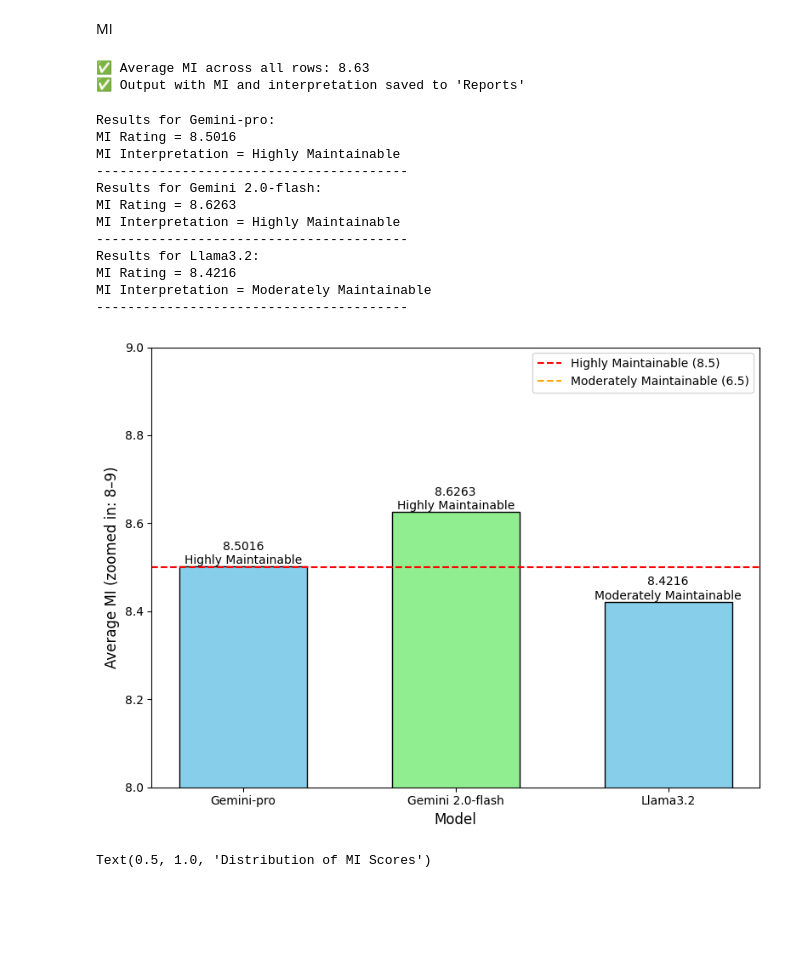
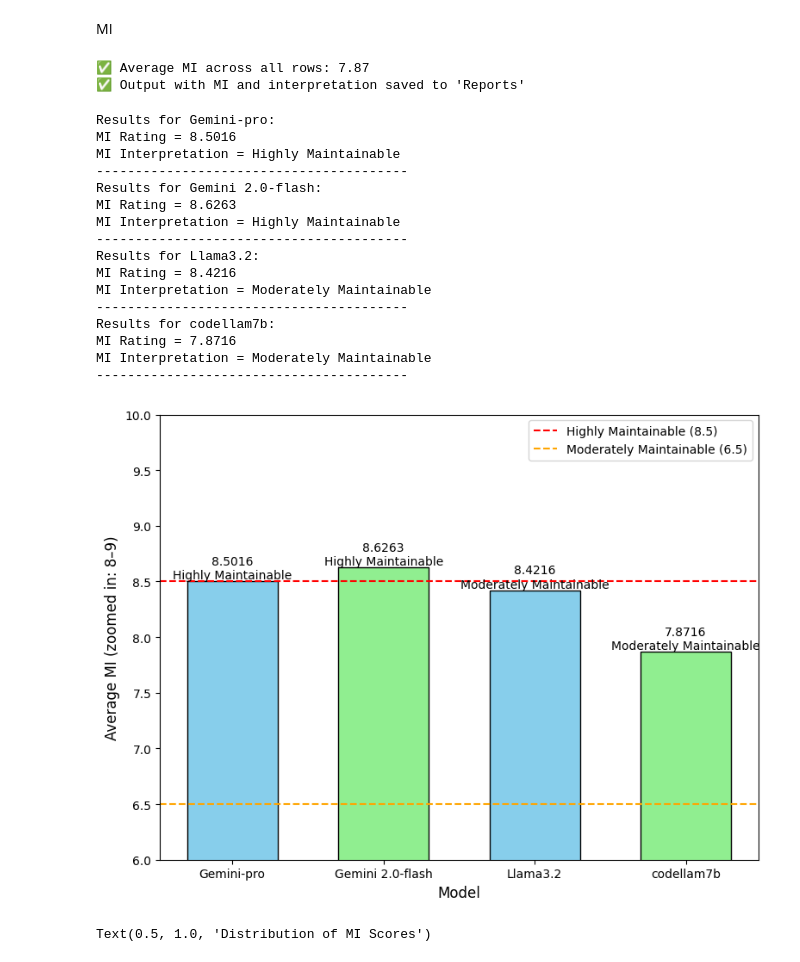
Before and after one commit to saurabh0206/LLMCodeQuality, a Jupyter notebook: MainCode/MI.ipynb, the cells around one changed output. Saved outputs shown, nothing was run; the diff lists cells and outputs as text; code cells hidden in the pictures; blank space fills up the shorter version.

Commit message:
Codellama

```diff
--- a/MainCode/MI.ipynb
+++ b/MainCode/MI.ipynb
@@ -34,7 +34,7 @@ def interpret_mi(value):
     else:
         return 'Difficult to maintain'
 
-df = pd.read_csv('reports/Matrics25.csv')
+df = pd.read_csv('reports/codellama7b_Matrics.csv')
 
 df = df.iloc[:252]
 df = df[(df[['methods_per_class', 'params_per_method', 'cyclomatic_complexity', 'comment_density',
@@ -51,10 +51,10 @@ average_mi = df['MI'].mean()
 average_mi = round(average_mi, 2)
 print(f"✅ Average MI across all rows: {average_mi}")
 
-df.to_csv('reports/MI25.csv', index=False)
+df.to_csv('reports/codellama7b.csv', index=False)
 print("✅ Output with MI and interpretation saved to 'Reports'")
 # %% [output]
-✅ Average MI across all rows: 8.63
+✅ Average MI across all rows: 7.87
 ✅ Output with MI and interpretation saved to 'Reports'
 # %%
 import pandas as pd
@@ -64,7 +64,8 @@ import matplotlib.pyplot as plt
 file_paths = {
     "Gemini-pro": "reports/MI24.csv",
     "Gemini 2.0-flash": "reports/MI25.csv",
-    "Llama3.2":"reports/llama3.2.csv"
+    "Llama3.2":"reports/llama3.2.csv",
+    "codellam7b":"reports/codellama7b.csv"
 }
 
 results = {
@@ -105,35 +106,39 @@ plt.axhline(y=8.5, color='red', linestyle='--', label="Highly Maintainable (8.5)
 plt.axhline(y=6.5, color='orange', linestyle='--', label="Moderately Maintainable (6.5)")
 
 plt.xlabel("Model", fontsize=12)
 plt.ylabel("Average MI (zoomed in: 8–9)", fontsize=12)
 # plt.title("Comparison of Average Maintainability Index", fontsize=14)
 
 # Annotate each bar with MI value and interpretation
 for bar, mi_value, interpretation in zip(bars, results_df["Average MI"], results_df["Interpretation"]):
     height = bar.get_height()
     plt.text(bar.get_x() + bar.get_width() / 2, height,
              f"{mi_value:.4f}\n{interpretation}",
              ha='center', va='bottom', fontsize=10, color='black')
 
-plt.ylim(8, 9)
+plt.ylim(6, 10)
 plt.legend(loc='upper right', fontsize=10)
 
 plt.tight_layout()
 plt.show()
 # %% [output]
 Results for Gemini-pro:
 MI Rating = 8.5016
 MI Interpretation = Highly Maintainable
 ----------------------------------------
 Results for Gemini 2.0-flash:
 MI Rating = 8.6263
 MI Interpretation = Highly Maintainable
 ----------------------------------------
 Results for Llama3.2:
 MI Rating = 8.4216
 MI Interpretation = Moderately Maintainable
 ----------------------------------------
+Results for codellam7b:
+MI Rating = 7.8716
+MI Interpretation = Moderately Maintainable
+----------------------------------------
-[figure, old version]
+[figure, new version]
 # %%
 import seaborn as sns
 plt.figure(figsize=(8,5))
```
Also changed, not shown: 4 other files.
